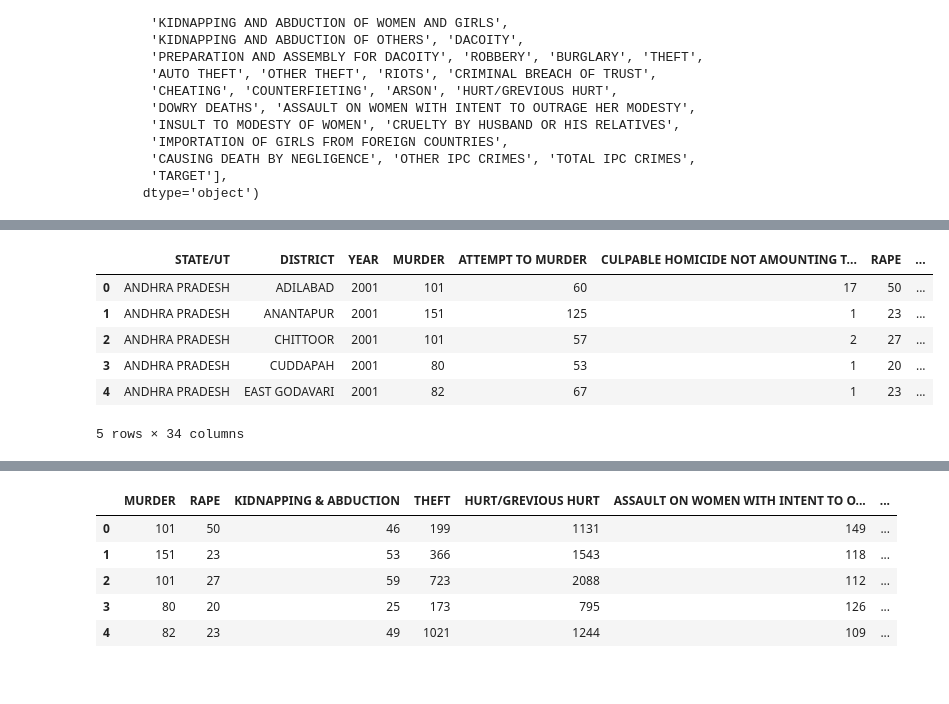
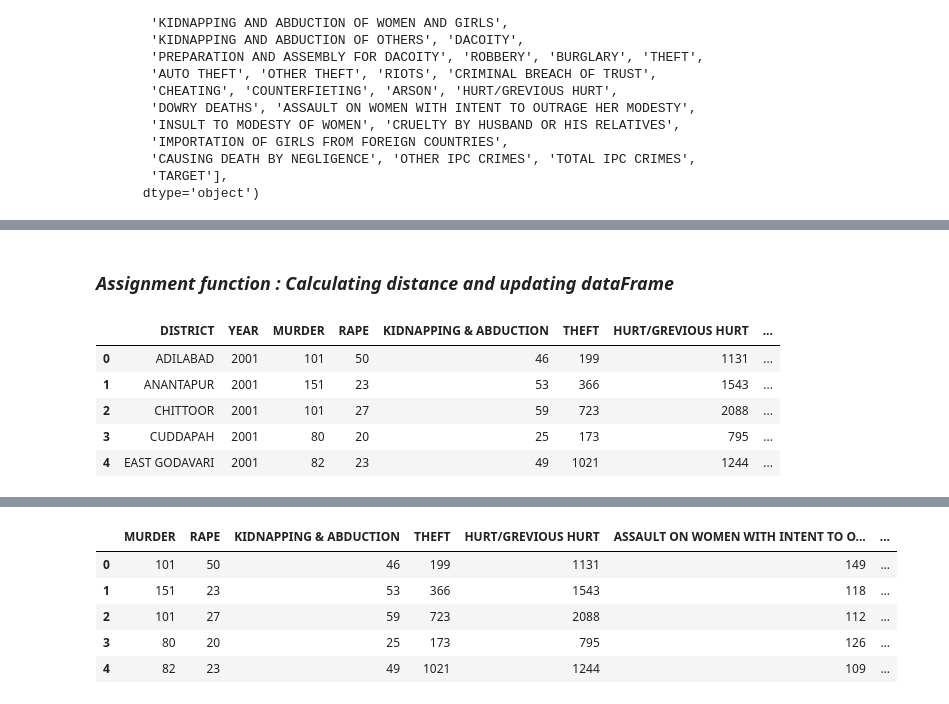
Before and after one commit to janhavijaygade/Identification-of-crime-prone-areas, a Jupyter notebook: Identification_of_Crime_prone_areas.ipynb, the cells around one changed output, grey strips where cells are left out. Drawn from its saved outputs; the diff is of its cells as text; code cells hidden in the pictures.

```diff
--- a/Identification_of_Crime_prone_areas.ipynb
+++ b/Identification_of_Crime_prone_areas.ipynb
@@ -34,0 +198,6 @@ Index(['STATE/UT', 'DISTRICT', 'YEAR', 'MURDER', 'ATTEMPT TO MURDER',
+# %%
+colmap = {0: 'r', 1: 'g', 2: 'b', 3:'y'}          #Array to assign colors to clusters
+#Displaying all 4 centroids in scatter plot
+for i in range(4):
+    plt.scatter(centroids[i][0],centroids[i][1], color=colmap[i])
+plt.show()
@@ -34,0 +208,10 @@ Index(['STATE/UT', 'DISTRICT', 'YEAR', 'MURDER', 'ATTEMPT TO MURDER',
+# %%
+#Plotting datapoints
+fig = plt.figure(figsize=(5, 5))
+plt.scatter(crimedataframe['MURDER'], crimedataframe['THEFT'], c=crimedataframe['TARGET'],alpha = 0.3)   #alpha attribute gives the transparency of a graph
+colmap = {0: 'r', 1: 'g', 2: 'b',3:'y'}         #Array to assign colors to clusters
+
+#Plotting centriods
+for i in centroids.keys():
+    plt.scatter(centroids[i][0],centroids[i][1], c=colmap[i], edgecolor='k')
+plt.show()         #Both datapoints and centroids are displayed in one scatter plot
@@ -35,10 +220,32 @@ Index(['STATE/UT', 'DISTRICT', 'YEAR', 'MURDER', 'ATTEMPT TO MURDER',
+# %% [markdown]
+### *Assignment function : Calculating distance and updating dataFrame*
+# %%
+def assignment(crimedataframe, centroids):
+    for i in range(4):
+        # Calculating euclidean distance sqrt((x1 - x2)^2 + (y1 - y2)^2) from every cluster and adding the column to the dataframe
+        crimedataframe['distance_from_{}'.format(i)] = (
+            #Calculating the euclidean distance
+            np.sqrt(
+                (crimedataframe['MURDER'] - centroids[i][0]) ** 2
+                + (crimedataframe['THEFT'] - centroids[i][1]) ** 2
+            )
+        )
+
+    #Finding the minimum distance and adding that cluster number to 'closest' column and the respective color to 'color' column
+    centroid_distance_cols = ['distance_from_{}'.format(i) for i in centroids.keys()]
+    crimedataframe['closest'] = crimedataframe.loc[:, centroid_distance_cols].idxmin(axis=1)
+    crimedataframe['closest'] = crimedataframe['closest'].map(lambda x: int(x.lstrip('distance_from_')))
+    crimedataframe['color'] = crimedataframe['closest'].map(lambda x: colmap[x])
+    return crimedataframe
+# %%
+#Calling assignment function
+crimedataframe = assignment(crimedataframe, centroids)
 # %%
-dff.head()
+crimedataframe.head()
 # %% [output]
-|  | STATE/UT | DISTRICT | YEAR | MURDER | ATTEMPT TO MURDER | CULPABLE HOMICIDE NOT AMOUNTING T... | RAPE | ... |
-| 0 | ANDHRA PRADESH | ADILABAD | 2001 | 101 | 60 | 17 | 50 | ... |
-| 1 | ANDHRA PRADESH | ANANTAPUR | 2001 | 151 | 125 | 1 | 23 | ... |
-| 2 | ANDHRA PRADESH | CHITTOOR | 2001 | 101 | 57 | 2 | 27 | ... |
-| 3 | ANDHRA PRADESH | CUDDAPAH | 2001 | 80 | 53 | 1 | 20 | ... |
-| 4 | ANDHRA PRADESH | EAST GODAVARI | 2001 | 82 | 67 | 1 | 23 | ... |
+|  | DISTRICT | YEAR | MURDER | RAPE | KIDNAPPING & ABDUCTION | THEFT | HURT/GREVIOUS HURT | ... |
+| 0 | ADILABAD | 2001 | 101 | 50 | 46 | 199 | 1131 | ... |
+| 1 | ANANTAPUR | 2001 | 151 | 23 | 53 | 366 | 1543 | ... |
+| 2 | CHITTOOR | 2001 | 101 | 27 | 59 | 723 | 2088 | ... |
+| 3 | CUDDAPAH | 2001 | 80 | 20 | 25 | 173 | 795 | ... |
+| 4 | EAST GODAVARI | 2001 | 82 | 23 | 49 | 1021 | 1244 | ... |
-5 rows × 34 columns
```
Also changed, not shown: parts of 51 cells of this notebook.
